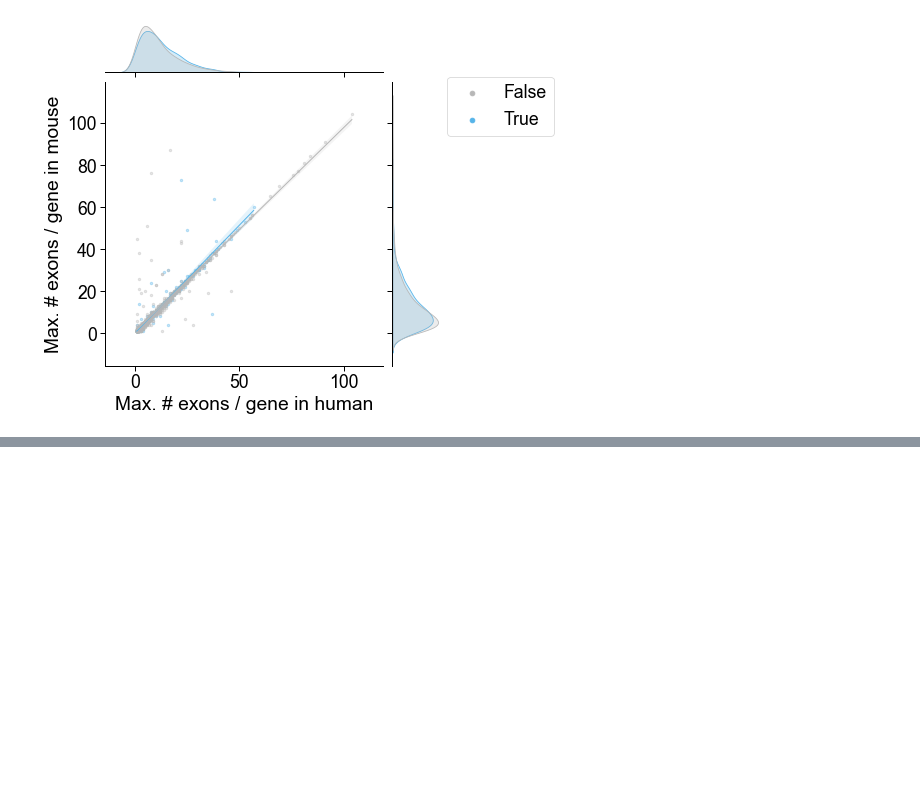
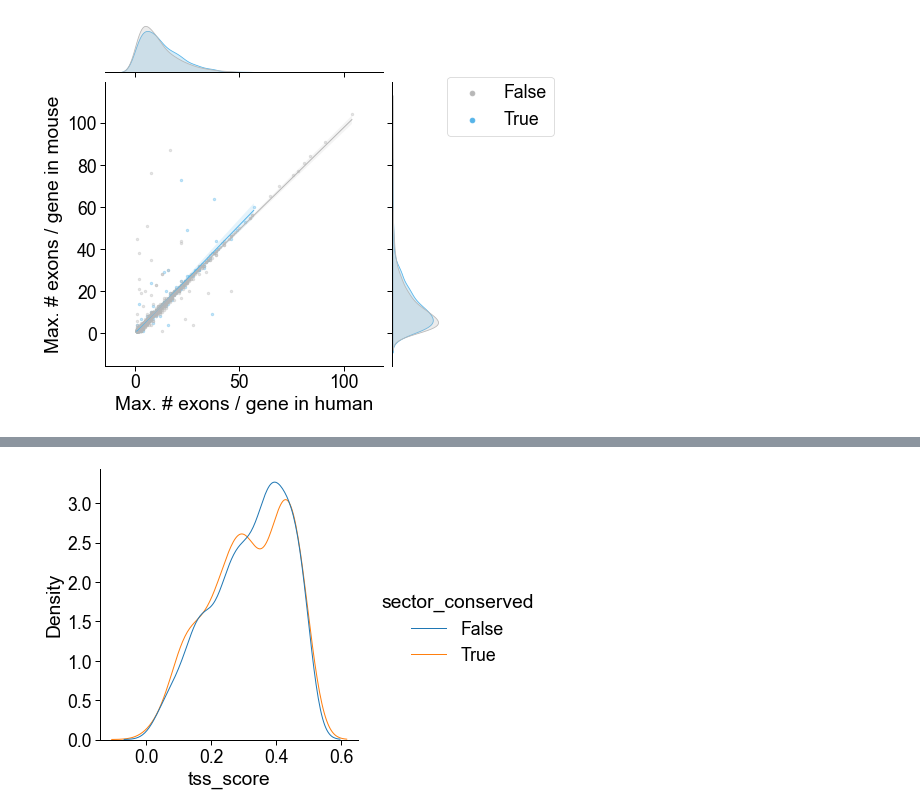
Before and after one commit to fairliereese/paper_rnawg, a Jupyter notebook: figures_revisions/revisions/human_mouse_cons_features_2.ipynb, the cells around one changed output, grey strips where cells are left out. Cells and saved outputs as stored; diff of their text form; code cells hidden in the pictures; blank space fills up the shorter version.

```diff
--- a/figures_revisions/revisions/human_mouse_cons_features_2.ipynb
+++ b/figures_revisions/revisions/human_mouse_cons_features_2.ipynb
@@ -859,0 +897,6 @@ For genes w/ False sector conserved, spearman rho=0.9519487282802117 and pval=0.
+# %%
+cons = cons.merge(end_df, how='left', left_on='gid_human',
+                  right_on='gene_id')
+temp = cons.loc[cons[f'{feat}_score'] < 0.5]
+ax = sns.displot(temp, x=f'{feat}_score',hue='sector_conserved', kind='kde', linewidth=1, common_norm=False)
+# ax.set(xlim=(0,1))
@@ -859,0 +911,6 @@ For genes w/ False sector conserved, spearman rho=0.9519487282802117 and pval=0.
+# %%
+temp = cons.loc[cons[f'{feat}_score'] < 0.5]
+ax = sns.displot(temp, x=f'{feat}_score',hue='sector_conserved', kind='kde', linewidth=1, common_norm=False)
+# ax.set(xlim=(0,1))
+# %% [output]
+[figure, added]
```
Also changed, not shown: parts of 7 cells of this notebook, 2 other files.
